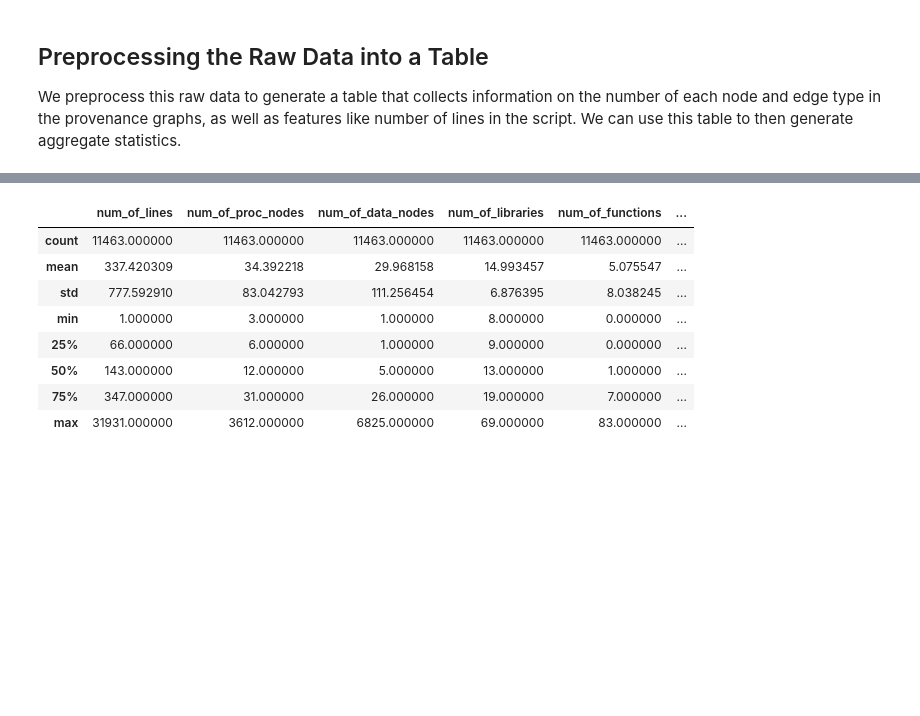
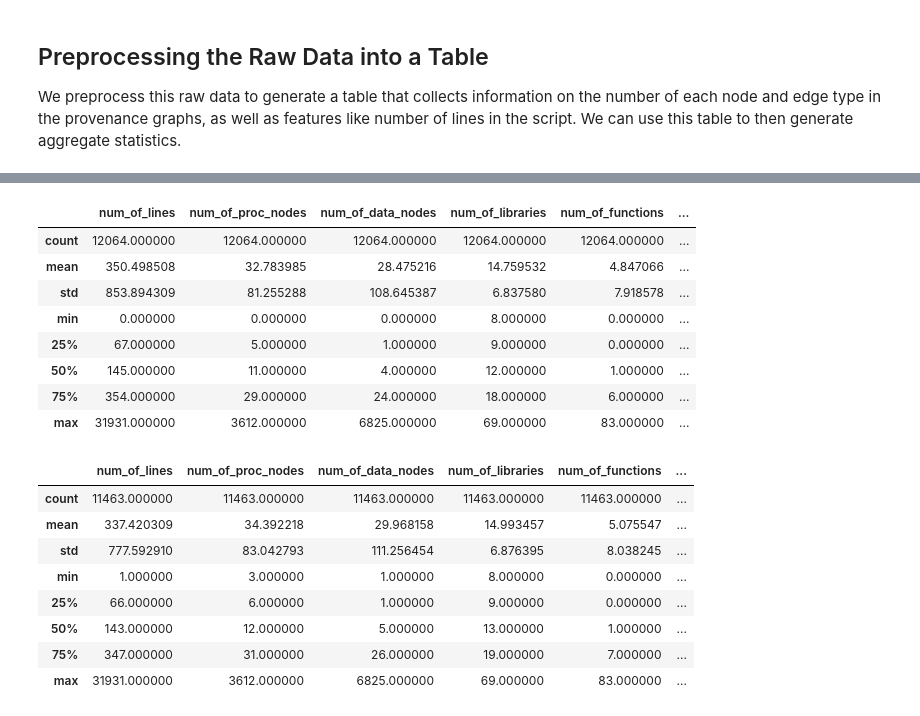
Before and after one commit to jwons/large-scale-ll-prov-analysis, a Jupyter notebook: scripts/01_generate_aggregate_table.ipynb, the cells around one changed output, grey strips where cells are left out. Saved outputs shown, nothing was run; the diff lists cells and outputs as text; code cells hidden in the pictures; blank space fills up the shorter version.

Commit message:
minor modifications and exporting table for prov with missing nodes

```diff
--- a/scripts/01_generate_aggregate_table.ipynb
+++ b/scripts/01_generate_aggregate_table.ipynb
@@ -230,5 +230,24 @@ The table is formatted as follows:
 |---:|:-----------------------|:--------------------------------------------------------------|---------------:|:--------|--------------------:|--------------------:|-------------------:|-------------------:|------------------:|------------------:|------------------:|
 |  0 | doi:XX.XXXX/XXX/XXXXXX | script_name1.R                |            583 | True    |                  20 |                   9 |                 17 |                  2 |                 6 |                 8 |                 2 |
 |  1 | doi:XX.XXXX/XXX/XXXXXX | script_name2.R                                 |            258 | False    |                   4 |                   2 |                  9 |                  0 |                 2 |                 1 |                 0 |
+# %%
+# Generate the table
+column_names= ["doi","script_name","num_of_lines", "error", "num_of_proc_nodes", "num_of_data_nodes", "num_of_libraries", "num_of_functions", "num_of_pd_edges", "num_of_dp_edges", "num_of_fp_edges"]
+raw_prov_df = pd.DataFrame(prov_results, columns = column_names)
+
+# Our completed table, re-index and save it and print descriptive stats
+raw_prov_df.index = range(0, len(raw_prov_df))
+raw_prov_df.to_csv("../output/raw_prov_table.csv")
+raw_prov_df.describe()
+# %% [output]
+|  | num_of_lines | num_of_proc_nodes | num_of_data_nodes | num_of_libraries | num_of_functions | ... |
+| count | 12064.000000 | 12064.000000 | 12064.000000 | 12064.000000 | 12064.000000 | ... |
+| mean | 350.498508 | 32.783985 | 28.475216 | 14.759532 | 4.847066 | ... |
+| std | 853.894309 | 81.255288 | 108.645387 | 6.837580 | 7.918578 | ... |
+| min | 0.000000 | 0.000000 | 0.000000 | 8.000000 | 0.000000 | ... |
+| 25% | 67.000000 | 5.000000 | 1.000000 | 9.000000 | 0.000000 | ... |
+| 50% | 145.000000 | 11.000000 | 4.000000 | 12.000000 | 1.000000 | ... |
+| 75% | 354.000000 | 29.000000 | 24.000000 | 18.000000 | 6.000000 | ... |
+| max | 31931.000000 | 3612.000000 | 6825.000000 | 69.000000 | 83.000000 | ... |
 # %%
 # Generate the table
```
Also changed, not shown: parts of 2 cells of this notebook, 3 other files.
